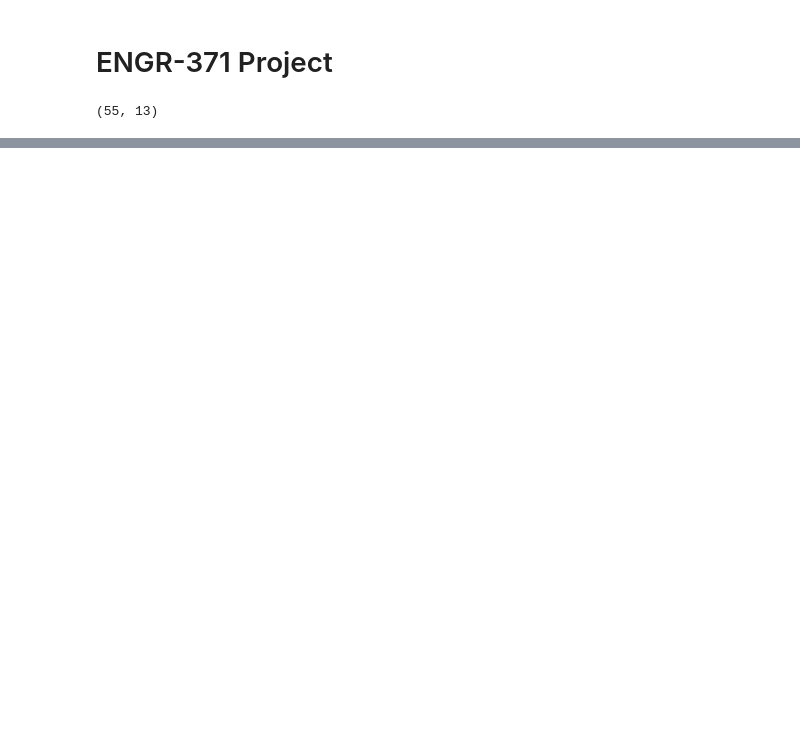
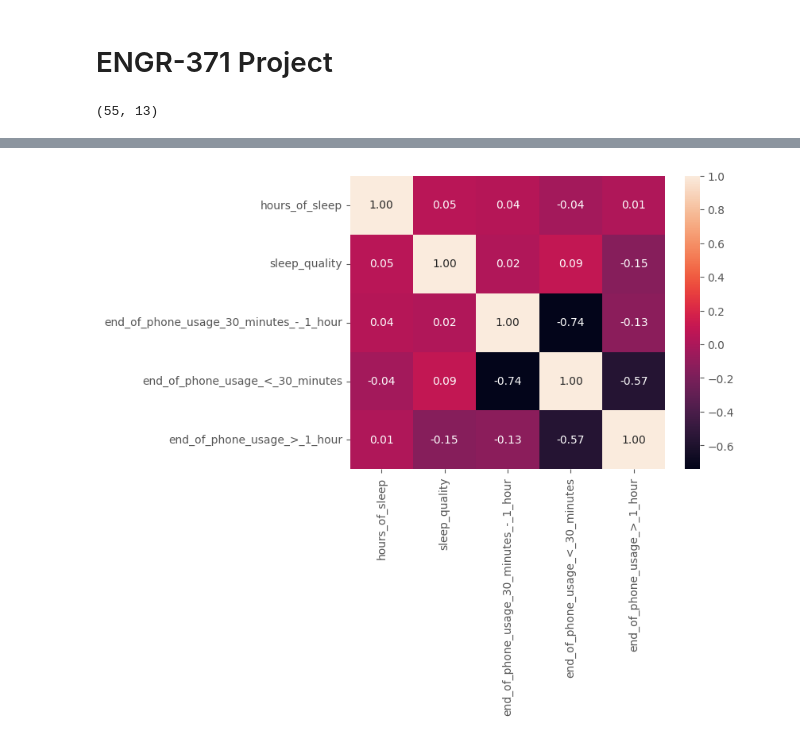
Before and after one commit to NathanGrenier/ENGR-371, a Jupyter notebook: analysis.ipynb, the cells around one changed output, grey strips where cells are left out. Drawn from its saved outputs; the diff is of its cells as text; code cells hidden in the pictures; blank space fills up the shorter version.

Commit message:
added simple correlation heatmap of sleep quality and phone usage before bed

```diff
--- a/analysis.ipynb
+++ b/analysis.ipynb
@@ -53,0 +62,40 @@ df = df.rename(
+# %%
+# Convert the 'underlying_conditions' column to a boolean
+df["underlying_conditions"] = df["underlying_conditions"].apply(
+  lambda x: False if x == "No" else True
+)
+
+# One-hot encode certain columns.
+df_encoded = pd.get_dummies(
+  df,
+  columns=[
+    "end_of_phone_usage",
+    "end_of_phone_usage_activity",
+    "phone_placement",
+    "time_to_fall_asleep",
+    "night_wakeups",
+    "exercise_frequency",
+  ],
+)
+
+# TODO: Handle sleep_environment later
+df_encoded = df_encoded.drop(columns=["sleep_environment"], axis=1)
+
+# replace spaces with underscores and make lowercase
+df_encoded.columns = df_encoded.columns.str.replace(" ", "_").str.lower()
+# %%
+# Heatmap of correlations between hours of sleep, sleep quality, and phone usage before bed
+df_encoded.columns
+df_corr = df_encoded[
+  [
+    "hours_of_sleep",
+    "sleep_quality",
+    "end_of_phone_usage_30_minutes_-_1_hour",
+    "end_of_phone_usage_<_30_minutes",
+    "end_of_phone_usage_>_1_hour",
+  ]
+].corr()
+
+heatmap = sns.heatmap(df_corr, annot=True, fmt=".2f")
+# %% [output]
+[figure, added]
```
Also changed, not shown: parts of 1 cell of this notebook.
